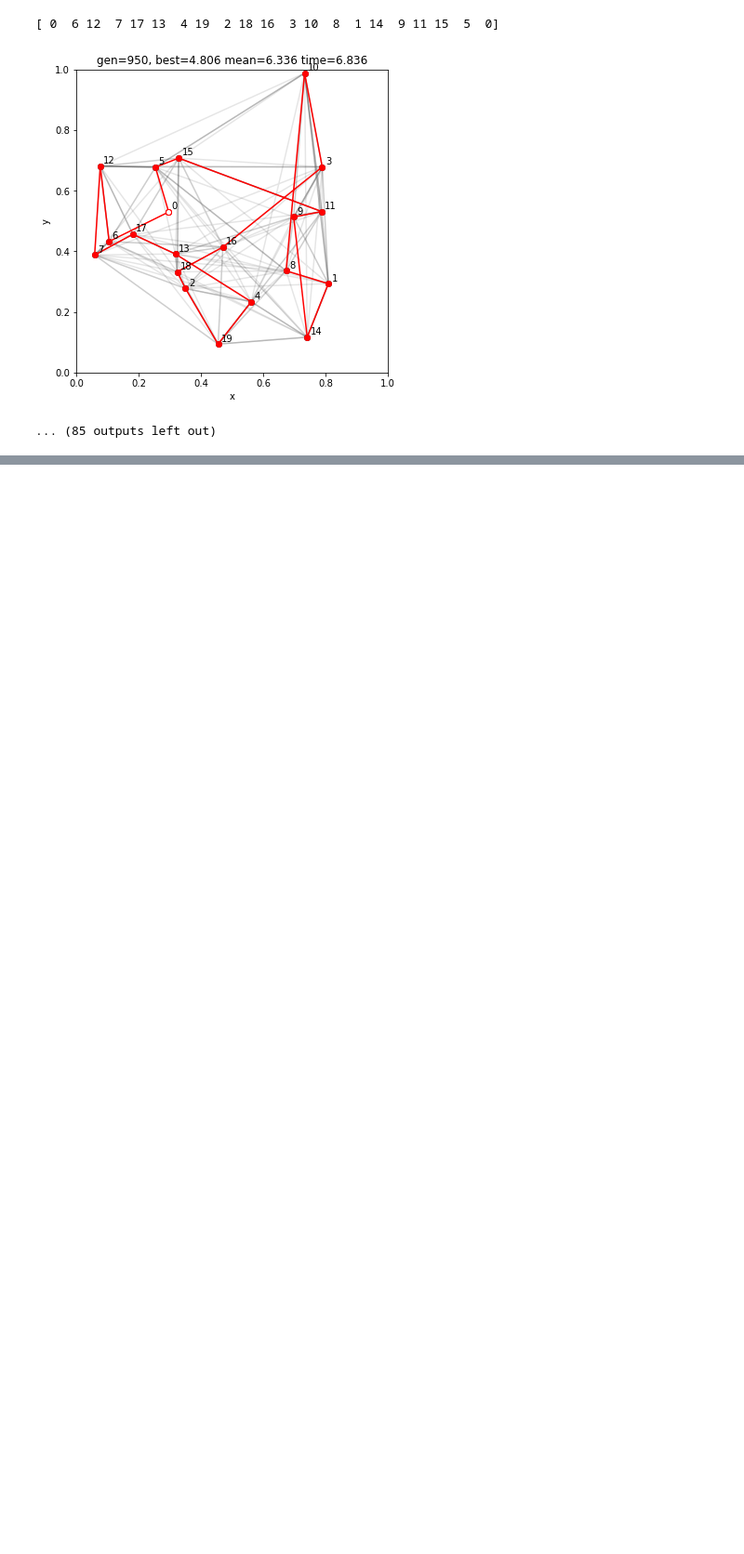
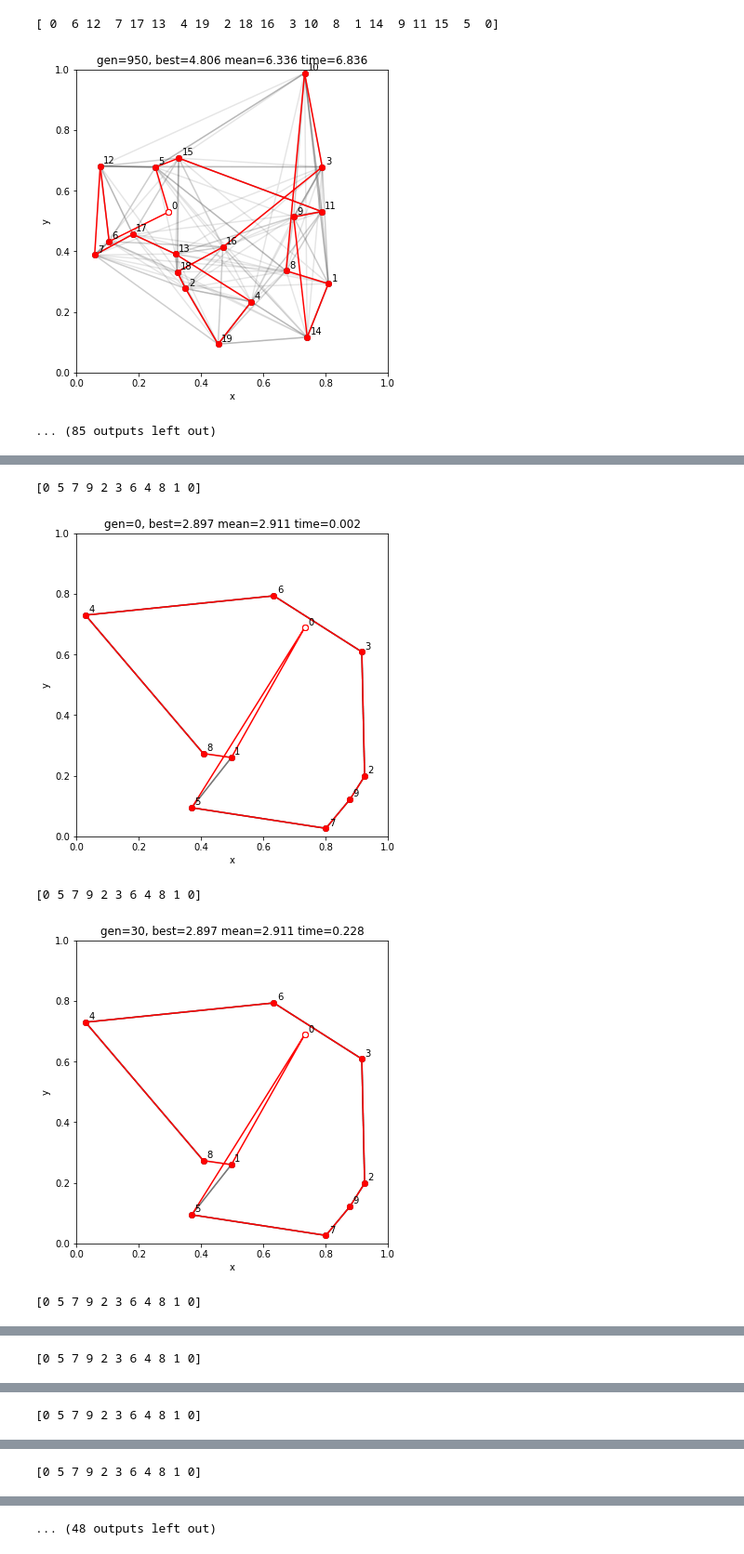
Before and after one commit to dillonloh/tsp, a Jupyter notebook: TSP using vcopt.ipynb, the cells around one changed output, grey strips where cells are left out. Shown at 93% size. Saved outputs shown, nothing was run; the diff lists cells and outputs as text; code cells hidden in the pictures; blank space fills up the shorter version.

```diff
--- a/TSP using vcopt.ipynb
+++ b/TSP using vcopt.ipynb
@@ -171,0 +366,25 @@ Mini 2-opting first gen 190/190
+# %%
+NO_POOL = 10
+NO_TOWNS = 10
+
+path = np.arange(NO_TOWNS)
+path = np.delete(path, np.where(path==STARTING_TOWN)) # remove the starting town from the path
+
+towns_x, towns_y = create_towns(NO_TOWNS) # generate coordinates for each town
+# %%
+population, costs = create_population(path, NO_POOL)
+# %%
+NO_GEN = 900
+START_TIME = time.time()
+
+for i in range(NO_GEN):
+    population, costs, info = evolution(population, costs, mutation_rate=0.6, gen=i, start_time=START_TIME)
+
+    if i % 30 == 0:
+        tsp_show_pool(population, **info)
+# %% [output]
+[0 5 7 9 2 3 6 4 8 1 0]
+[figure, added]
+[0 5 7 9 2 3 6 4 8 1 0]
+[figure, added]
+[0 5 7 9 2 3 6 4 8 1 0]
@@ -171,0 +392 @@ Mini 2-opting first gen 190/190
+[0 5 7 9 2 3 6 4 8 1 0]
@@ -171,0 +394 @@ Mini 2-opting first gen 190/190
+[0 5 7 9 2 3 6 4 8 1 0]
@@ -171,0 +396 @@ Mini 2-opting first gen 190/190
+[0 5 7 9 2 3 6 4 8 1 0]
@@ -171,0 +398 @@ Mini 2-opting first gen 190/190
+... (48 outputs left out)
```
Also changed, not shown: parts of 5 cells of this notebook.
